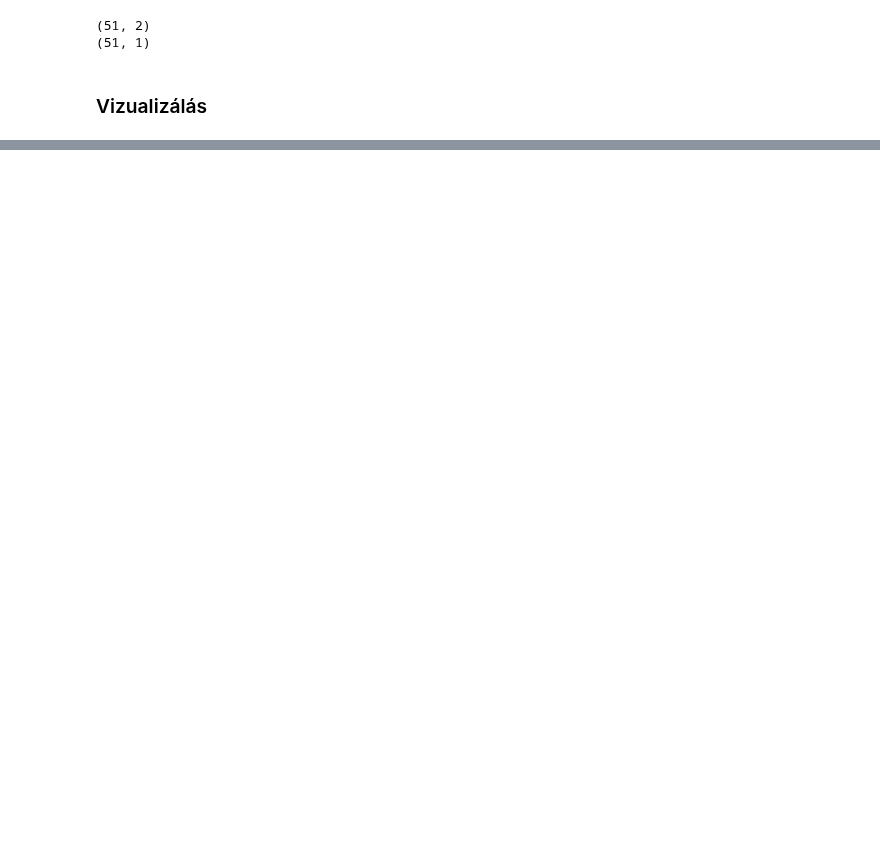
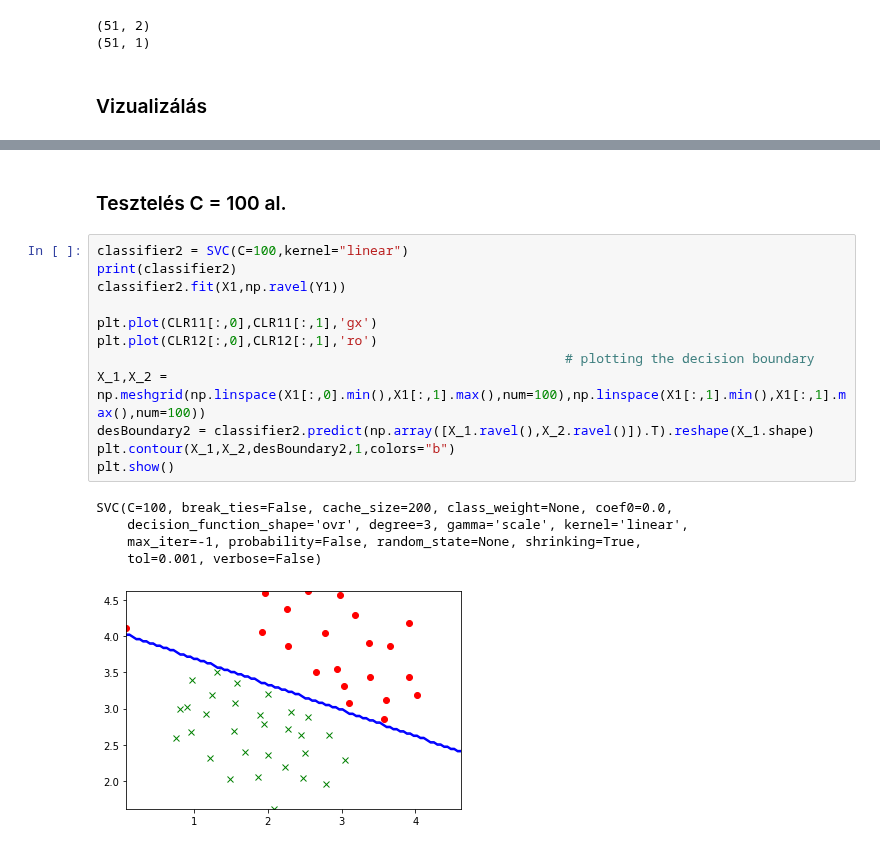
Before and after one commit to Fortuz/MIKRO_lab, a Jupyter notebook: AdaptiveRoboLabor/Jupyter/L09_SVM/L09 - SVM.ipynb, the cells around one changed output, grey strips where cells are left out. Saved outputs shown, nothing was run; the diff lists cells and outputs as text; blank space fills up the shorter version.

```diff
--- a/AdaptiveRoboLabor/Jupyter/L09_SVM/L09 - SVM.ipynb
+++ b/AdaptiveRoboLabor/Jupyter/L09_SVM/L09 - SVM.ipynb
@@ -48,0 +67,20 @@ SyntaxError: EOF while scanning triple-quoted string literal (<ipython-input-20-
+# %% [markdown]
+### Tesztelés C = 100 al.
+# %%
+classifier2 = SVC(C=100,kernel="linear")
+print(classifier2)
+classifier2.fit(X1,np.ravel(Y1))
+
+plt.plot(CLR11[:,0],CLR11[:,1],'gx')
+plt.plot(CLR12[:,0],CLR12[:,1],'ro')
+                                                            # plotting the decision boundary
+X_1,X_2 = np.meshgrid(np.linspace(X1[:,0].min(),X1[:,1].max(),num=100),np.linspace(X1[:,1].min(),X1[:,1].max(),num=100))
+desBoundary2 = classifier2.predict(np.array([X_1.ravel(),X_2.ravel()]).T).reshape(X_1.shape)
+plt.contour(X_1,X_2,desBoundary2,1,colors="b")
+plt.show()
+# %% [output]
+SVC(C=100, break_ties=False, cache_size=200, class_weight=None, coef0=0.0,
+    decision_function_shape='ovr', degree=3, gamma='scale', kernel='linear',
+    max_iter=-1, probability=False, random_state=None, shrinking=True,
+    tol=0.001, verbose=False)
+[figure, added]
```
Also changed, not shown: parts of 15 cells of this notebook.
